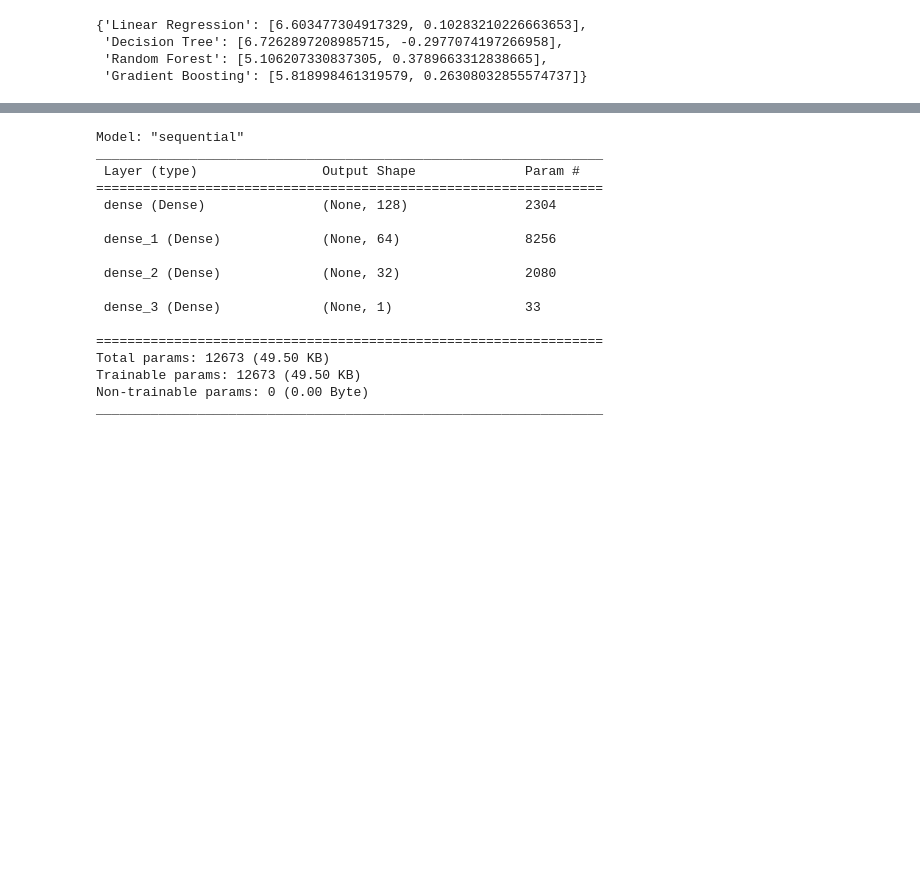
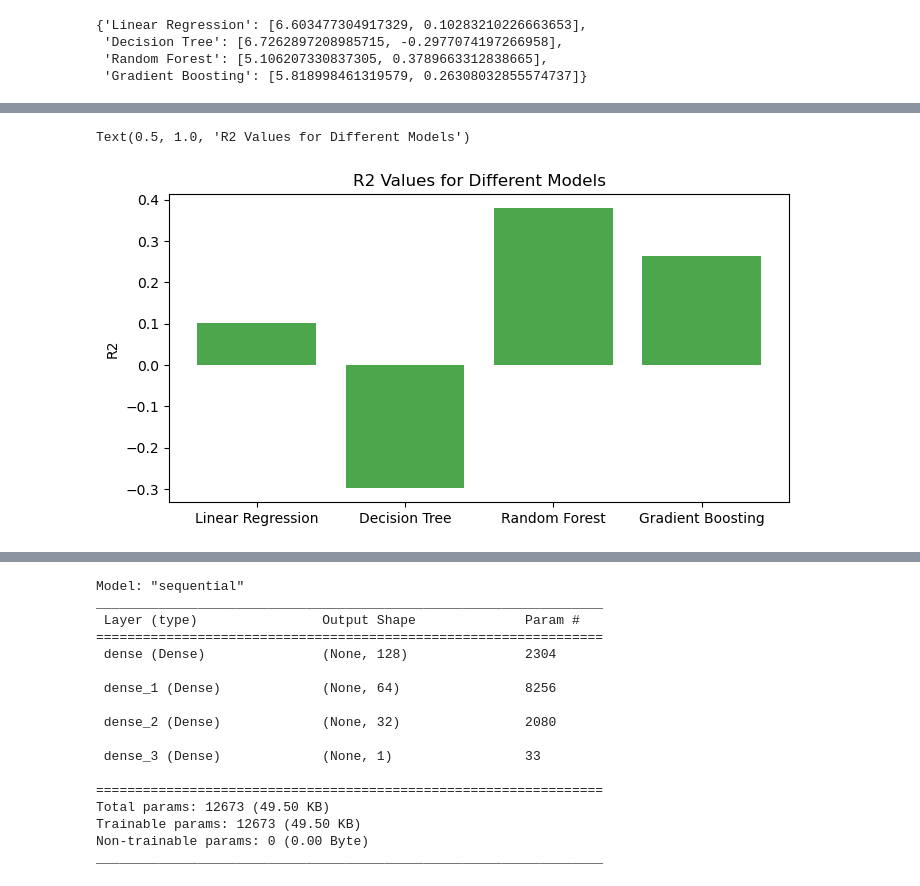
Before and after one commit to AnalyzeVisualize/Parkinson-s-Disease-Detection-w-ML, a Jupyter notebook: parkinsons_prediction.ipynb, the cells around one changed output, grey strips where cells are left out. Cells and saved outputs as stored; diff of their text form; code cells hidden in the pictures; blank space fills up the shorter version.

```diff
--- a/parkinsons_prediction.ipynb
+++ b/parkinsons_prediction.ipynb
@@ -85,3 +110,12 @@ results
+# %%
+plt.figure(figsize=(8, 4))
+plt.bar(positions, r2_values, align='center', alpha=0.7, color='g')
+plt.xticks(positions, model_names)
+plt.ylabel('R2')
+plt.title('R2 Values for Different Models')
+# %% [output]
+Text(0.5, 1.0, 'R2 Values for Different Models')
+[figure, added]
 # %%
 import tensorflow as tf
 
```
Also changed, not shown: parts of 6 cells of this notebook.
